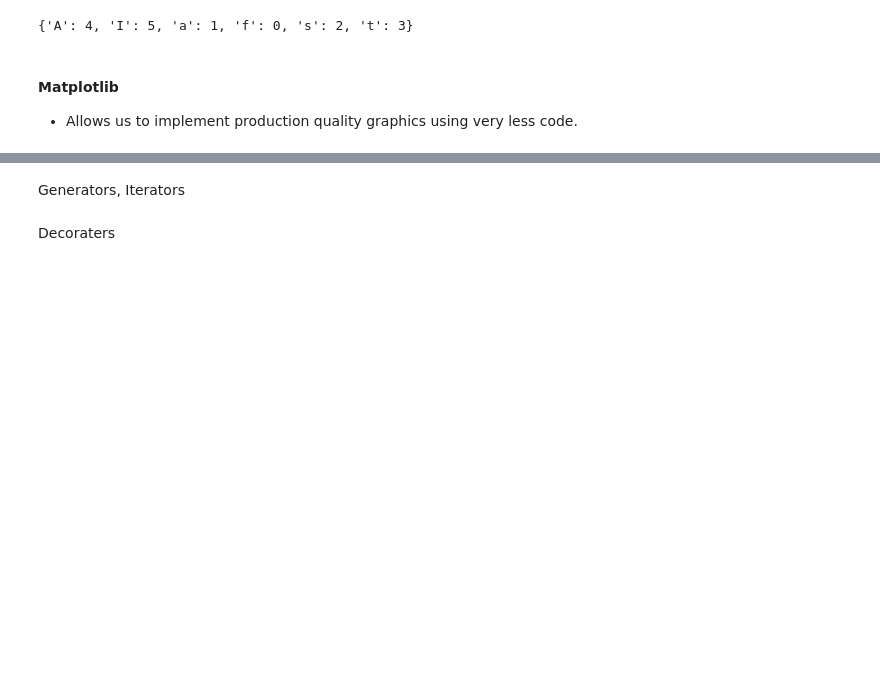
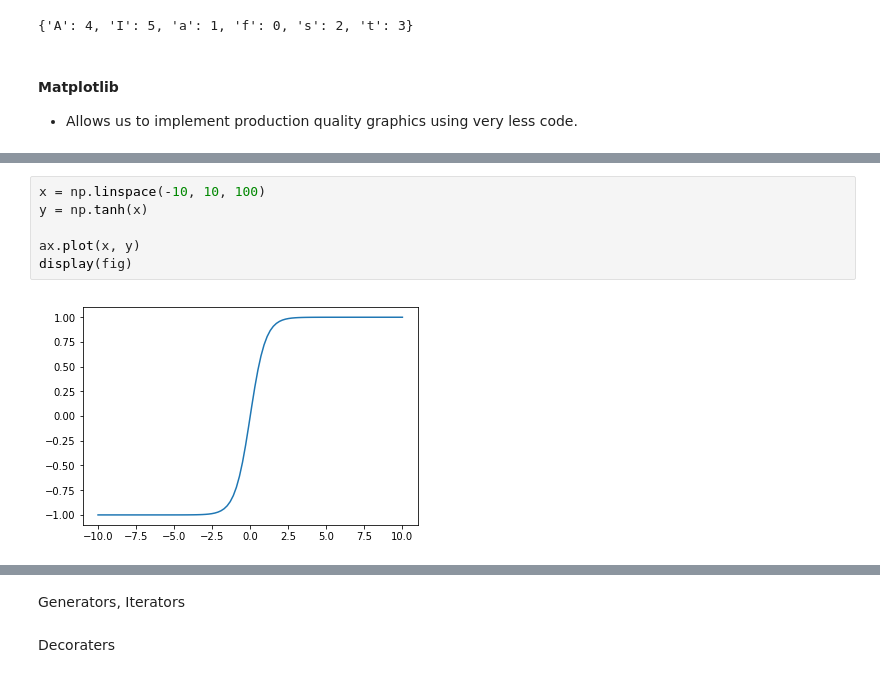
Before and after one commit to shar1pius/DL-References, a Jupyter notebook: fastai/Lec-1-Ref.ipynb, the cells around one changed output, grey strips where cells are left out. Saved outputs shown, nothing was run; the diff lists cells and outputs as text; blank space fills up the shorter version.

```diff
--- a/fastai/Lec-1-Ref.ipynb
+++ b/fastai/Lec-1-Ref.ipynb
@@ -106,0 +116,8 @@ flipped = {value: key for key, value in dictionary.items()}; flipped #default so
+# %%
+x = np.linspace(-10, 10, 100)
+y = np.tanh(x)
+
+ax.plot(x, y)
+display(fig)
+# %% [output]
+[figure, added]
```
Also changed, not shown: parts of 7 cells of this notebook.
